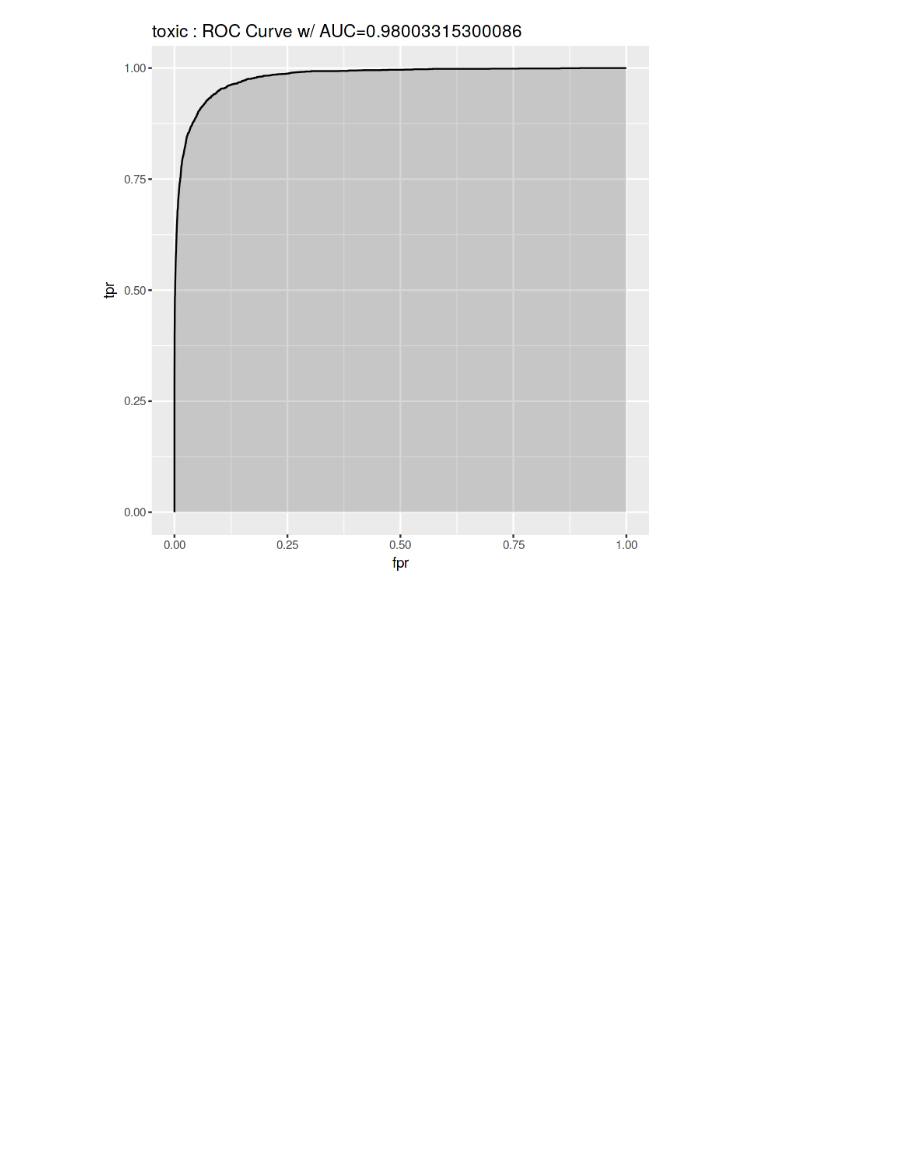
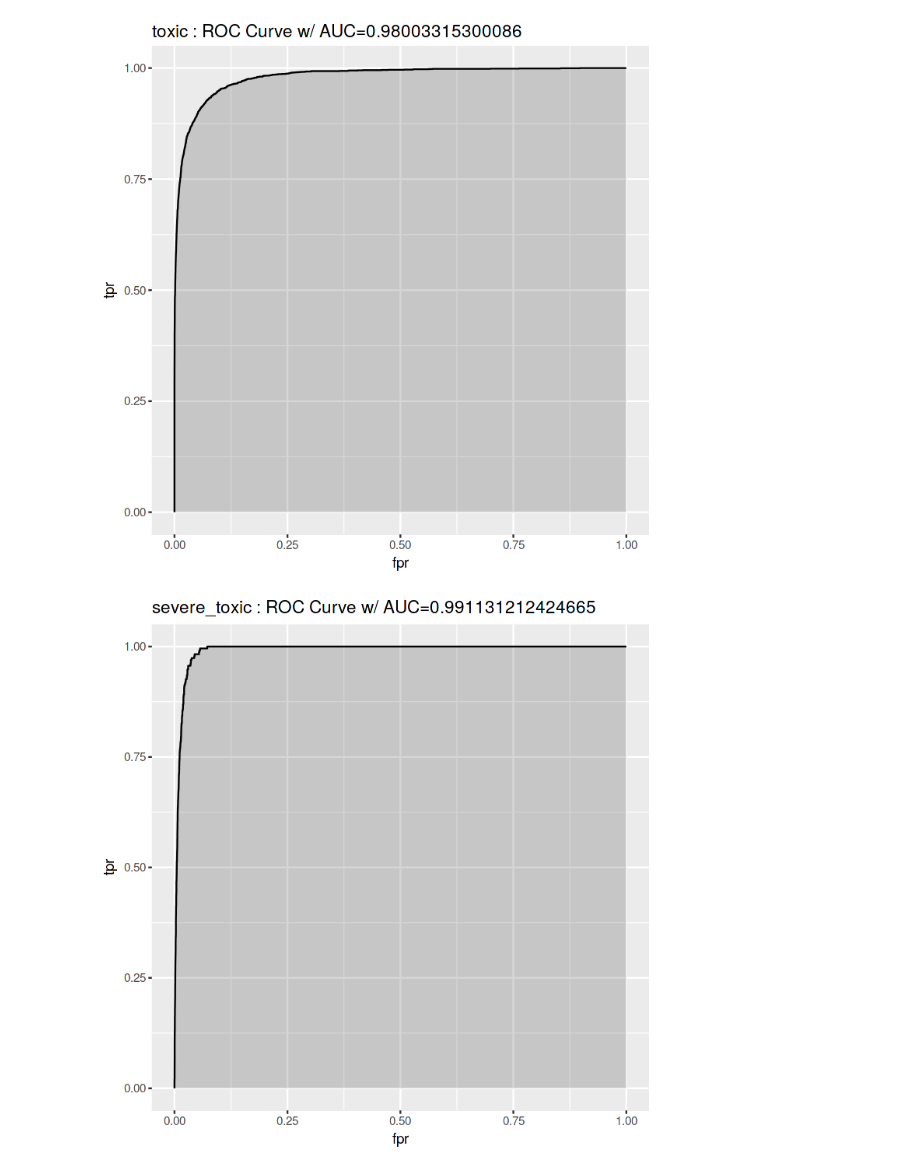
Before and after one commit to johnsmithm/toxic-comment-classification, a Jupyter notebook: notebook.ipynb, the cells around one changed output. Saved outputs shown, nothing was run; the diff lists cells and outputs as text; code cells hidden in the pictures; blank space fills up the shorter version.

```diff
--- a/notebook.ipynb
+++ b/notebook.ipynb
@@ -482,7 +489,7 @@ aucrocResults(yhat_val, y_yval, classes)#save the output into the spreadsheet on
 # %% [markdown]
 ![image.png](http://algolytics.com/wp-content/uploads/2018/05/roc1_en.png)
 # %%
-cl = classid
+cl = 1# classid
 pred <- prediction(yhat_val[cl], y_yval[cl])#just first class
 perf <- performance(pred, measure = "tpr", x.measure = "fpr")
 # I know, the following code is bizarre. Just go with it.
@@ -499,3 +506,21 @@ ggplot(roc.data, aes(x=fpr, ymin=0, ymax=tpr)) +
 #https://community.alteryx.com/t5/Data-Science-Blog/ROC-Curves-in-Python-and-R/ba-p/138430 --explanations about auc roc
 # %% [output]
 [figure]
+# %%
+cl = 2# classid
+pred <- prediction(yhat_val[cl], y_yval[cl])#just first class
+perf <- performance(pred, measure = "tpr", x.measure = "fpr")
+# I know, the following code is bizarre. Just go with it.
+auc <- performance(pred, measure = "auc")
+auc <- auc@y.values[[1]]
+
+roc.data <- data.frame(fpr=unlist(perf@x.values),
+ tpr=unlist(perf@y.values),
+ model="GLM")
+ggplot(roc.data, aes(x=fpr, ymin=0, ymax=tpr)) +
+ geom_ribbon(alpha=0.2) +
+ geom_line(aes(y=tpr)) +
+ ggtitle(paste0(classes[cl]," : ROC Curve w/ AUC=", auc))#todo: make subplots for each class!
+#https://community.alteryx.com/t5/Data-Science-Blog/ROC-Curves-in-Python-and-R/ba-p/138430 --explanations about auc roc
+# %% [output]
+[figure, added]
```
Also changed, not shown: parts of 7 cells of this notebook.
